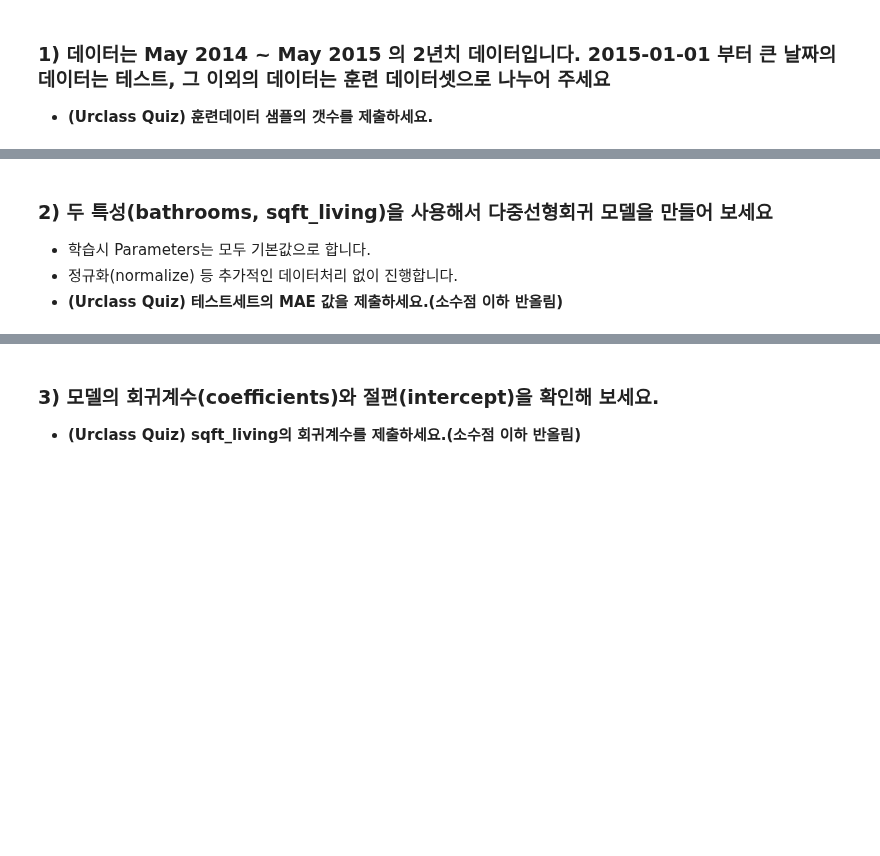
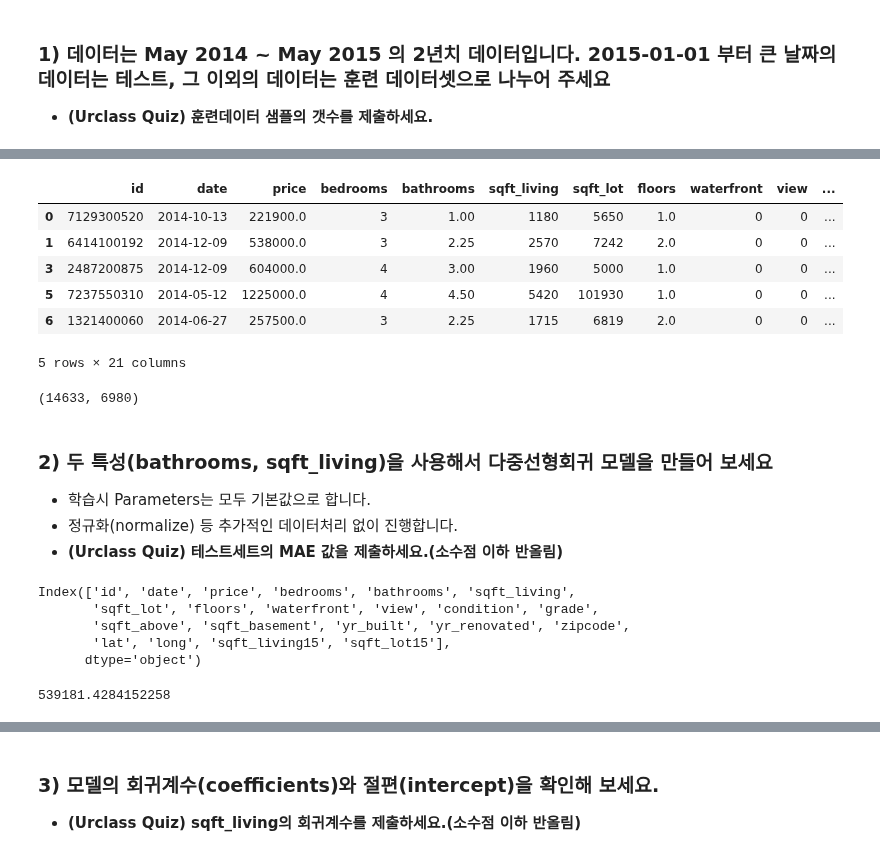
Before and after one commit to p65454/codestates, a Jupyter notebook: n212-multiple-regression/n212a-multiple-regression.ipynb, the cells around one changed output, grey strips where cells are left out. Drawn from its saved outputs; the diff is of its cells as text; code cells hidden in the pictures; blank space fills up the shorter version.

```diff
--- a/n212-multiple-regression/n212a-multiple-regression.ipynb
+++ b/n212-multiple-regression/n212a-multiple-regression.ipynb
@@ -24,3 +61,23 @@ df.columns
+# %%
+# train/test 데이터를 sample 메소드를 사용해 나누겠습니다.
+# test = 2015년 // train = 2014년
+test = df[df['date'].dt.year==2015]
+train = df.drop(test.index)
+# %%
+train.head()
+# %% [output]
+|  | id | date | price | bedrooms | bathrooms | sqft_living | sqft_lot | floors | waterfront | view | ... |
+| 0 | 7129300520 | 2014-10-13 | 221900.0 | 3 | 1.00 | 1180 | 5650 | 1.0 | 0 | 0 | ... |
+| 1 | 6414100192 | 2014-12-09 | 538000.0 | 3 | 2.25 | 2570 | 7242 | 2.0 | 0 | 0 | ... |
+| 3 | 2487200875 | 2014-12-09 | 604000.0 | 4 | 3.00 | 1960 | 5000 | 1.0 | 0 | 0 | ... |
+| 5 | 7237550310 | 2014-05-12 | 1225000.0 | 4 | 4.50 | 5420 | 101930 | 1.0 | 0 | 0 | ... |
+| 6 | 1321400060 | 2014-06-27 | 257500.0 | 3 | 2.25 | 1715 | 6819 | 2.0 | 0 | 0 | ... |
+5 rows × 21 columns
+# %%
+## train, test 길이 비교
+len(train), len(test)   ## 훈련데이터 샘플갯수 = 14633
+# %% [output]
+(14633, 6980)
 # %% [markdown]
 ### 2) 두 특성(bathrooms, sqft_living)을 사용해서 다중선형회귀 모델을 만들어 보세요
 - 학습시 Parameters는 모두 기본값으로 합니다.
@@ -30,0 +86,14 @@ df.columns
+# %%
+df.columns
+# %% [output]
+Index(['id', 'date', 'price', 'bedrooms', 'bathrooms', 'sqft_living',
+       'sqft_lot', 'floors', 'waterfront', 'view', 'condition', 'grade',
+       'sqft_above', 'sqft_basement', 'yr_built', 'yr_renovated', 'zipcode',
+       'lat', 'long', 'sqft_living15', 'sqft_lot15'],
+      dtype='object')
+# %%
+# 타겟인 price의 평균을 기준모델로 사용
+# price 평균
+train['price'].mean()
+# %% [output]
+539181.4284152258
```
Also changed, not shown: parts of 25 cells of this notebook.
